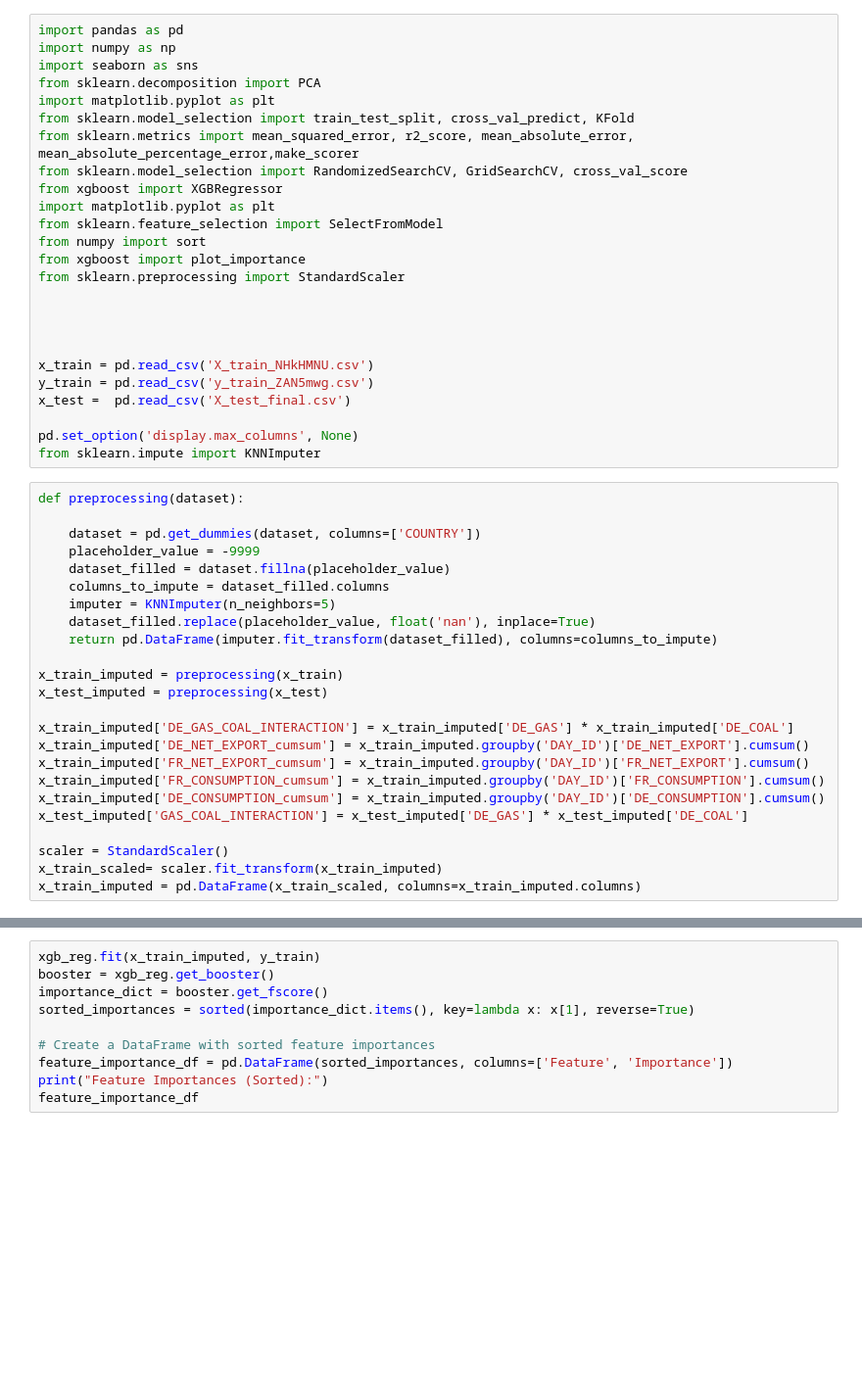
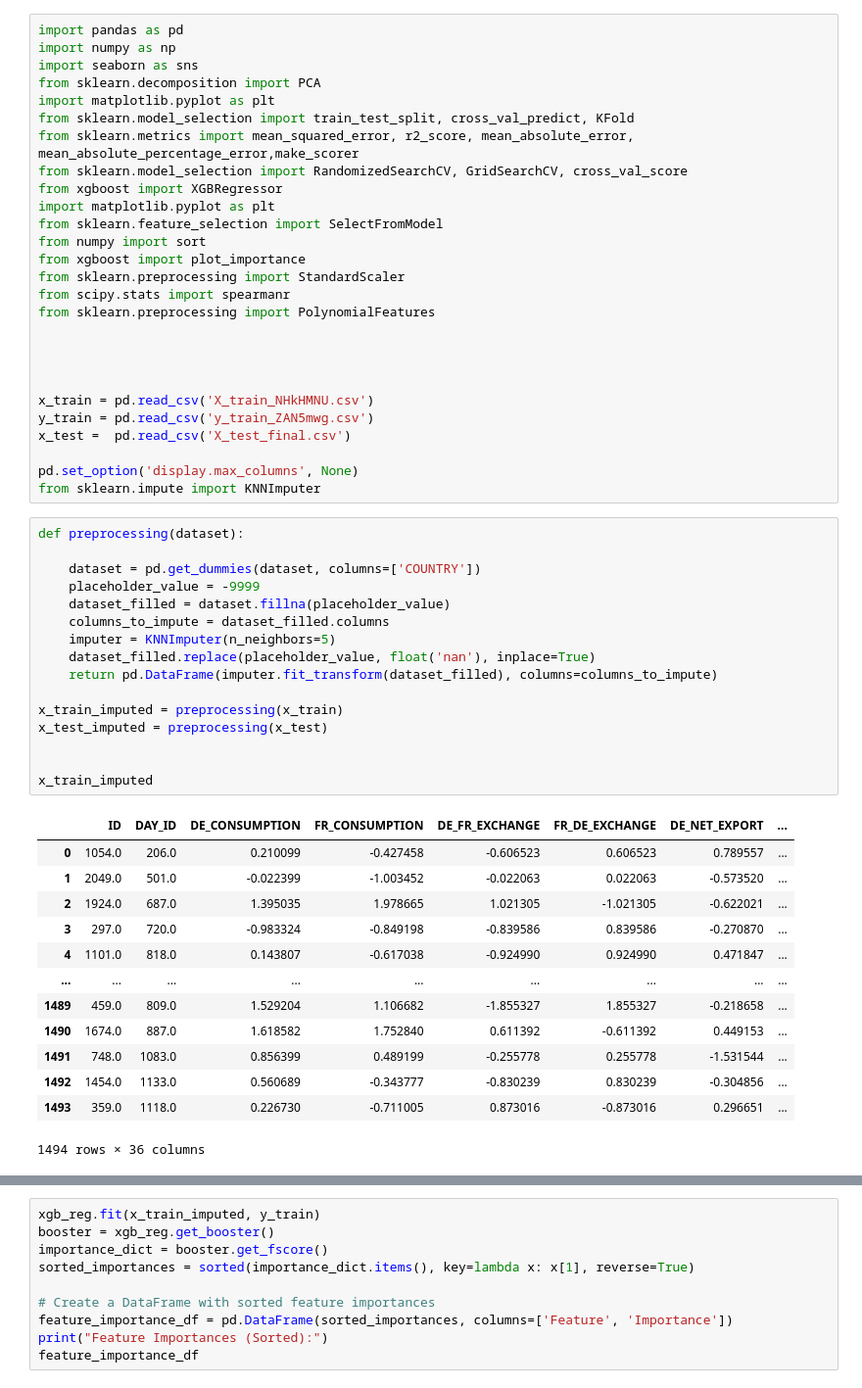
Before and after one commit to alexandra-pricop/EnsembleLearning, a Jupyter notebook: XGBoost.ipynb, the cells around one changed output, grey strips where cells are left out. Shown: that part at 98% size. Cells and saved outputs as stored; diff of their text form; blank space fills up the shorter version.

```diff
--- a/XGBoost.ipynb
+++ b/XGBoost.ipynb
@@ -13,6 +13,8 @@ from sklearn.feature_selection import SelectFromModel
 from numpy import sort
 from xgboost import plot_importance
 from sklearn.preprocessing import StandardScaler
+from scipy.stats import spearmanr
+from sklearn.preprocessing import PolynomialFeatures
 
 
 
@@ -26,24 +28,30 @@ from sklearn.impute import KNNImputer
 # %%
 def preprocessing(dataset):
 
     dataset = pd.get_dummies(dataset, columns=['COUNTRY'])
     placeholder_value = -9999
     dataset_filled = dataset.fillna(placeholder_value)
     columns_to_impute = dataset_filled.columns
     imputer = KNNImputer(n_neighbors=5)
     dataset_filled.replace(placeholder_value, float('nan'), inplace=True)
     return pd.DataFrame(imputer.fit_transform(dataset_filled), columns=columns_to_impute)
 
 x_train_imputed = preprocessing(x_train)
 x_test_imputed = preprocessing(x_test)
 
-x_train_imputed['DE_GAS_COAL_INTERACTION'] = x_train_imputed['DE_GAS'] * x_train_imputed['DE_COAL']
-x_train_imputed['DE_NET_EXPORT_cumsum'] = x_train_imputed.groupby('DAY_ID')['DE_NET_EXPORT'].cumsum()
-x_train_imputed['FR_NET_EXPORT_cumsum'] = x_train_imputed.groupby('DAY_ID')['FR_NET_EXPORT'].cumsum()
-x_train_imputed['FR_CONSUMPTION_cumsum'] = x_train_imputed.groupby('DAY_ID')['FR_CONSUMPTION'].cumsum()
-x_train_imputed['DE_CONSUMPTION_cumsum'] = x_train_imputed.groupby('DAY_ID')['DE_CONSUMPTION'].cumsum()
-x_test_imputed['GAS_COAL_INTERACTION'] = x_test_imputed['DE_GAS'] * x_test_imputed['DE_COAL']
 
-scaler = StandardScaler()
-x_train_scaled= scaler.fit_transform(x_train_imputed)
-x_train_imputed = pd.DataFrame(x_train_scaled, columns=x_train_imputed.columns)
+x_train_imputed
+# %% [output]
+|  | ID | DAY_ID | DE_CONSUMPTION | FR_CONSUMPTION | DE_FR_EXCHANGE | FR_DE_EXCHANGE | DE_NET_EXPORT | ... |
+| 0 | 1054.0 | 206.0 | 0.210099 | -0.427458 | -0.606523 | 0.606523 | 0.789557 | ... |
+| 1 | 2049.0 | 501.0 | -0.022399 | -1.003452 | -0.022063 | 0.022063 | -0.573520 | ... |
+| 2 | 1924.0 | 687.0 | 1.395035 | 1.978665 | 1.021305 | -1.021305 | -0.622021 | ... |
+| 3 | 297.0 | 720.0 | -0.983324 | -0.849198 | -0.839586 | 0.839586 | -0.270870 | ... |
+| 4 | 1101.0 | 818.0 | 0.143807 | -0.617038 | -0.924990 | 0.924990 | 0.471847 | ... |
+| ... | ... | ... | ... | ... | ... | ... | ... | ... |
+| 1489 | 459.0 | 809.0 | 1.529204 | 1.106682 | -1.855327 | 1.855327 | -0.218658 | ... |
+| 1490 | 1674.0 | 887.0 | 1.618582 | 1.752840 | 0.611392 | -0.611392 | 0.449153 | ... |
+| 1491 | 748.0 | 1083.0 | 0.856399 | 0.489199 | -0.255778 | 0.255778 | -1.531544 | ... |
+| 1492 | 1454.0 | 1133.0 | 0.560689 | -0.343777 | -0.830239 | 0.830239 | -0.304856 | ... |
+| 1493 | 359.0 | 1118.0 | 0.226730 | -0.711005 | 0.873016 | -0.873016 | 0.296651 | ... |
+1494 rows × 36 columns
```
Also changed, not shown: parts of 5 cells of this notebook, 1 other file.
